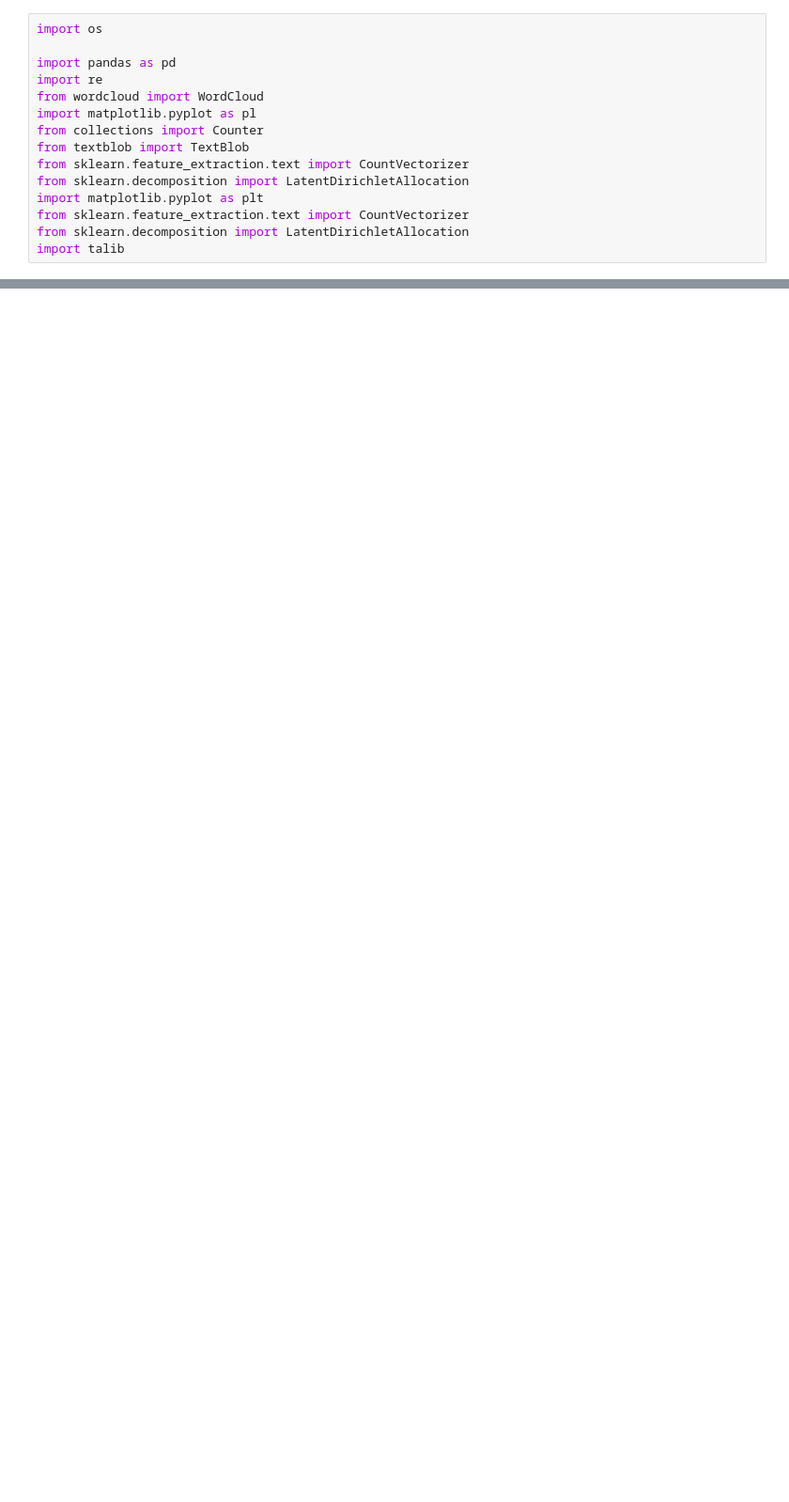
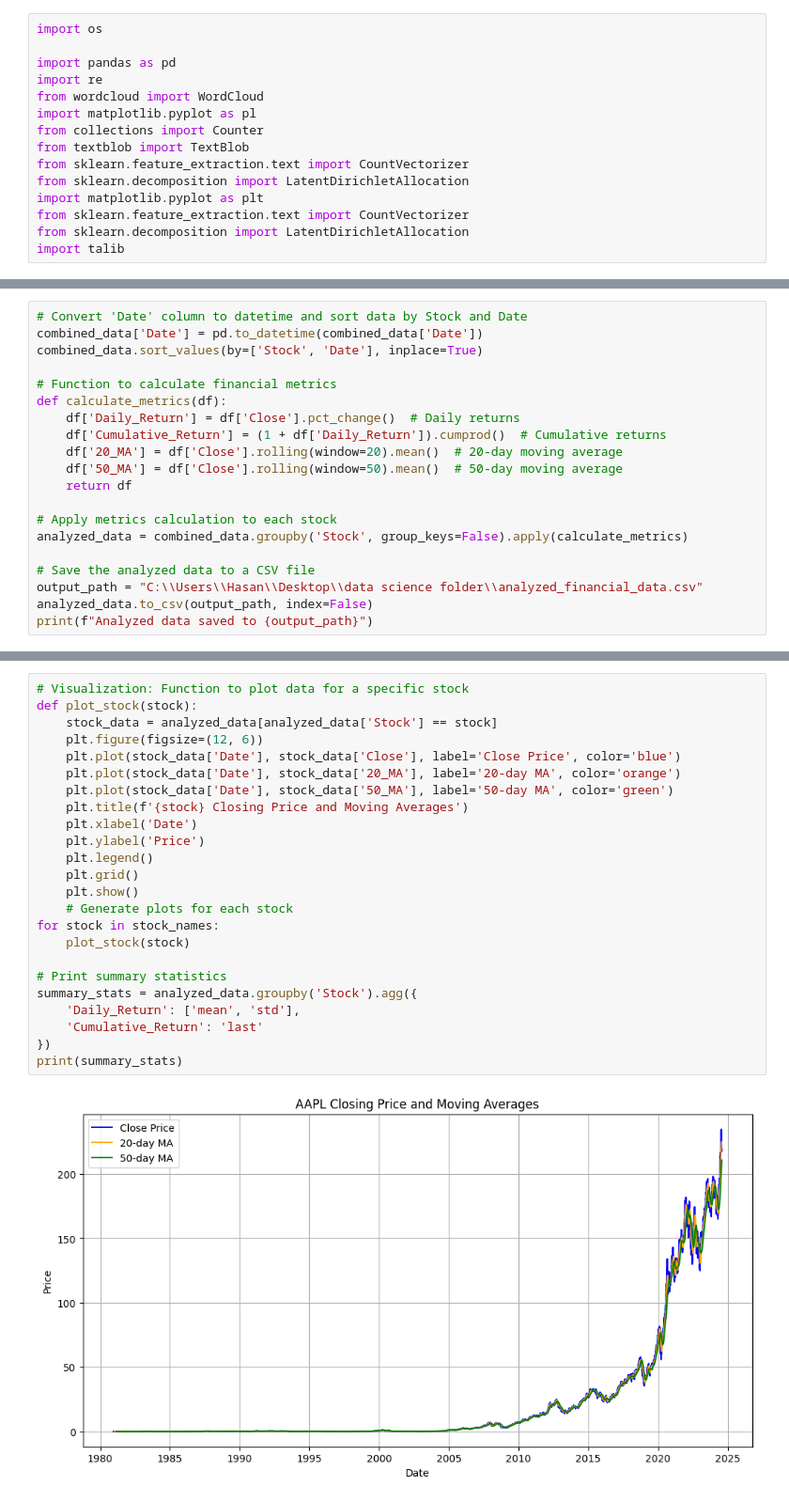
Before and after one commit to hasankere/Training, a Jupyter notebook: notebooks/Finacial_data_analysis.ipynb, the cells around one changed output, grey strips where cells are left out. Shown at 94% size. Saved outputs shown, nothing was run; the diff lists cells and outputs as text; blank space fills up the shorter version.

```diff
--- a/notebooks/Finacial_data_analysis.ipynb
+++ b/notebooks/Finacial_data_analysis.ipynb
@@ -166,0 +57,20 @@ plt.show()
+# %%
+# Convert 'Date' column to datetime and sort data by Stock and Date
+combined_data['Date'] = pd.to_datetime(combined_data['Date'])
+combined_data.sort_values(by=['Stock', 'Date'], inplace=True)
+
+# Function to calculate financial metrics
+def calculate_metrics(df):
+    df['Daily_Return'] = df['Close'].pct_change()  # Daily returns
+    df['Cumulative_Return'] = (1 + df['Daily_Return']).cumprod()  # Cumulative returns
+    df['20_MA'] = df['Close'].rolling(window=20).mean()  # 20-day moving average
+    df['50_MA'] = df['Close'].rolling(window=50).mean()  # 50-day moving average
+    return df
+
+# Apply metrics calculation to each stock
+analyzed_data = combined_data.groupby('Stock', group_keys=False).apply(calculate_metrics)
+
+# Save the analyzed data to a CSV file
+output_path = "C:\\Users\\Hasan\\Desktop\\data science folder\\analyzed_financial_data.csv"
+analyzed_data.to_csv(output_path, index=False)
+print(f"Analyzed data saved to {output_path}")
@@ -166,0 +79,26 @@ plt.show()
+# %%
+# Visualization: Function to plot data for a specific stock
+def plot_stock(stock):
+    stock_data = analyzed_data[analyzed_data['Stock'] == stock]
+    plt.figure(figsize=(12, 6))
+    plt.plot(stock_data['Date'], stock_data['Close'], label='Close Price', color='blue')
+    plt.plot(stock_data['Date'], stock_data['20_MA'], label='20-day MA', color='orange')
+    plt.plot(stock_data['Date'], stock_data['50_MA'], label='50-day MA', color='green')
+    plt.title(f'{stock} Closing Price and Moving Averages')
+    plt.xlabel('Date')
+    plt.ylabel('Price')
+    plt.legend()
+    plt.grid()
+    plt.show()
+    # Generate plots for each stock
+for stock in stock_names:
+    plot_stock(stock)
+
+# Print summary statistics
+summary_stats = analyzed_data.groupby('Stock').agg({
+    'Daily_Return': ['mean', 'std'],
+    'Cumulative_Return': 'last'
+})
+print(summary_stats)
+# %% [output]
+[figure, added]
```
Also changed, not shown: parts of 13 cells of this notebook.
